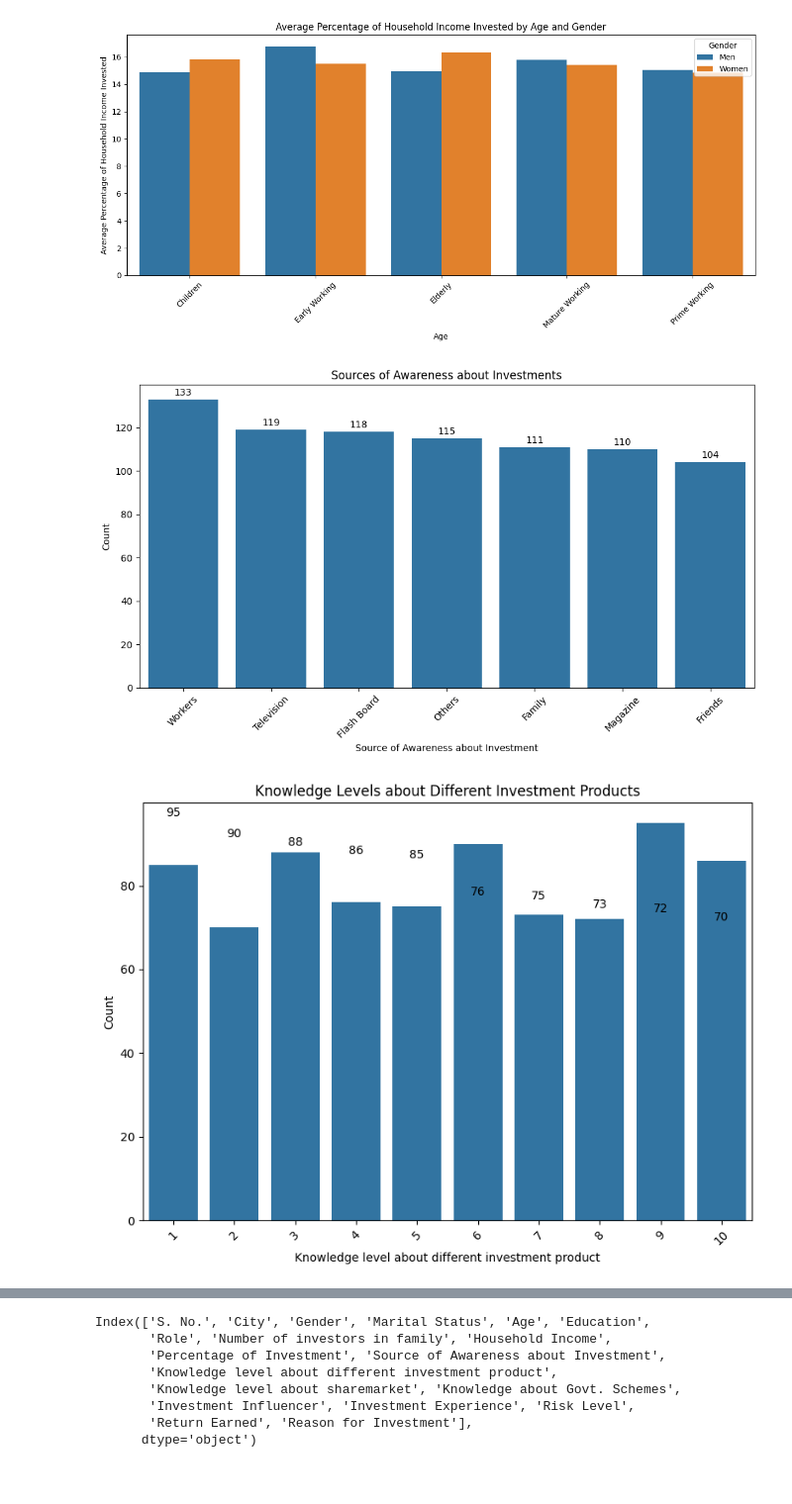
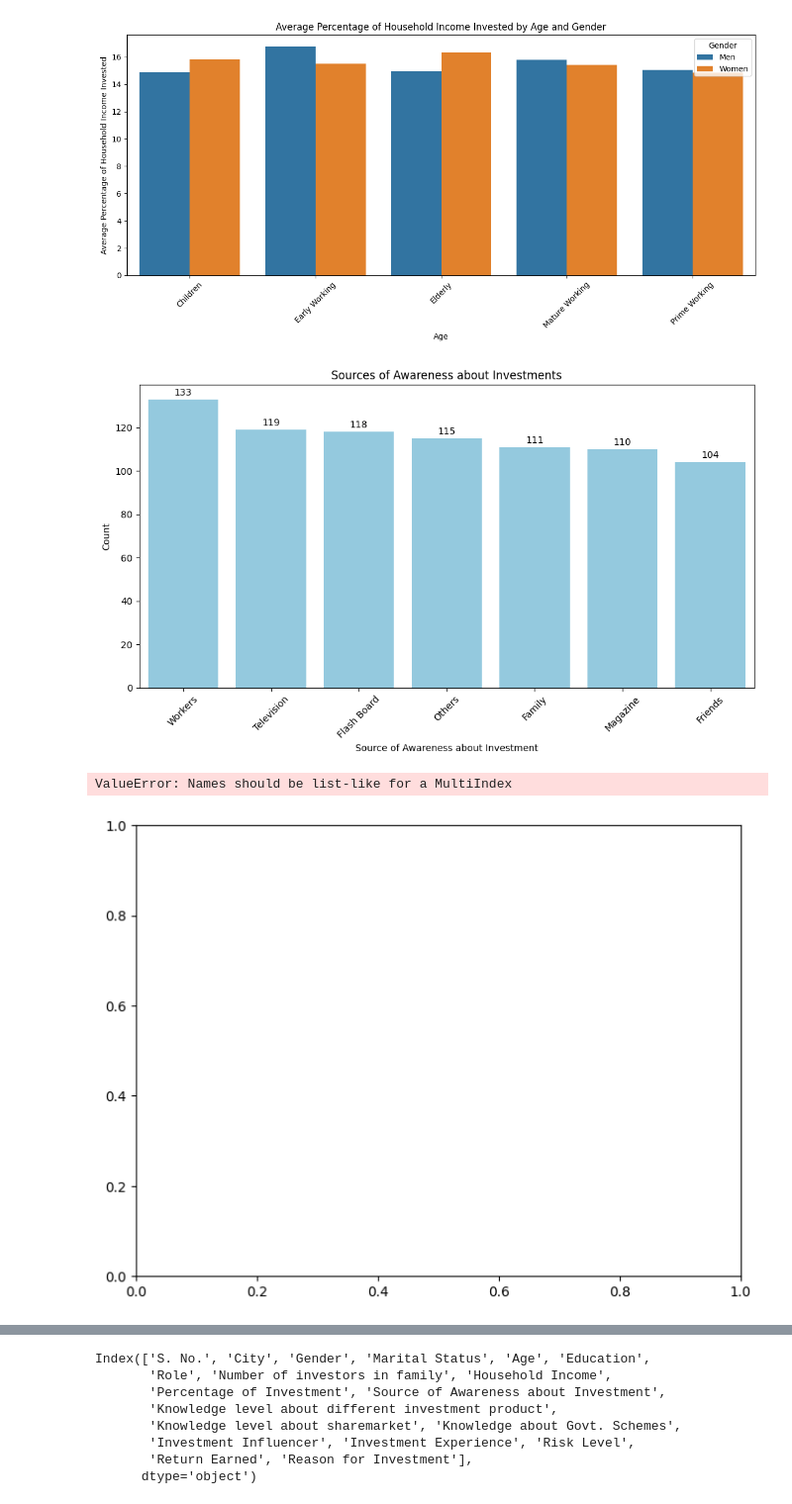
Before and after one commit to SangaviGR/Buckman_Hackathon, a Jupyter notebook: Predictor.ipynb, the cells around one changed output, grey strips where cells are left out. Shown at 99% size. Cells and saved outputs as stored; diff of their text form; code cells hidden in the pictures; blank space fills up the shorter version.

```diff
--- a/Predictor.ipynb
+++ b/Predictor.ipynb
@@ -374,7 +372,7 @@ plt.show()
 # %%
 # Visualize the sources of awareness about investments
 plt.figure(figsize=(10, 6))
-sns.barplot(x=source_counts.index, y=source_counts.values)
+sns.barplot(x=source_counts.index, y=source_counts.values, color='skyblue')
 plt.xlabel('Source of Awareness about Investment')
 plt.ylabel('Count')
 plt.title('Sources of Awareness about Investments')
@@ -384,21 +382,22 @@ for i, value in enumerate(source_counts.values):
 plt.tight_layout()
 plt.show()
 # %% [output]
-[figure, old version]
+[figure, new version]
 # %%
 # Visualize the knowledge levels about different investment products
 plt.figure(figsize=(8, 6))
-sns.barplot(x=knowledge_counts.index, y=knowledge_counts.values)
+sns.barplot(x=knowledge_counts.index, y=knowledge_counts.values, color='skyblue')
 plt.xlabel('Knowledge level about different investment product')
 plt.ylabel('Count')
 plt.title('Knowledge Levels about Different Investment Products')
 plt.xticks(rotation=45)
 for i, value in enumerate(knowledge_counts.values):
     plt.text(i, value + 1, str(value), ha='center', va='bottom')
 plt.tight_layout()
 plt.show()
 # %% [output]
+ValueError: Names should be list-like for a MultiIndex
-[figure, old version]
+[figure, new version]
 # %%
 # Visualize the influencers for investments
 plt.figure(figsize=(10, 6))
```
Also changed, not shown: parts of 9 cells of this notebook.
